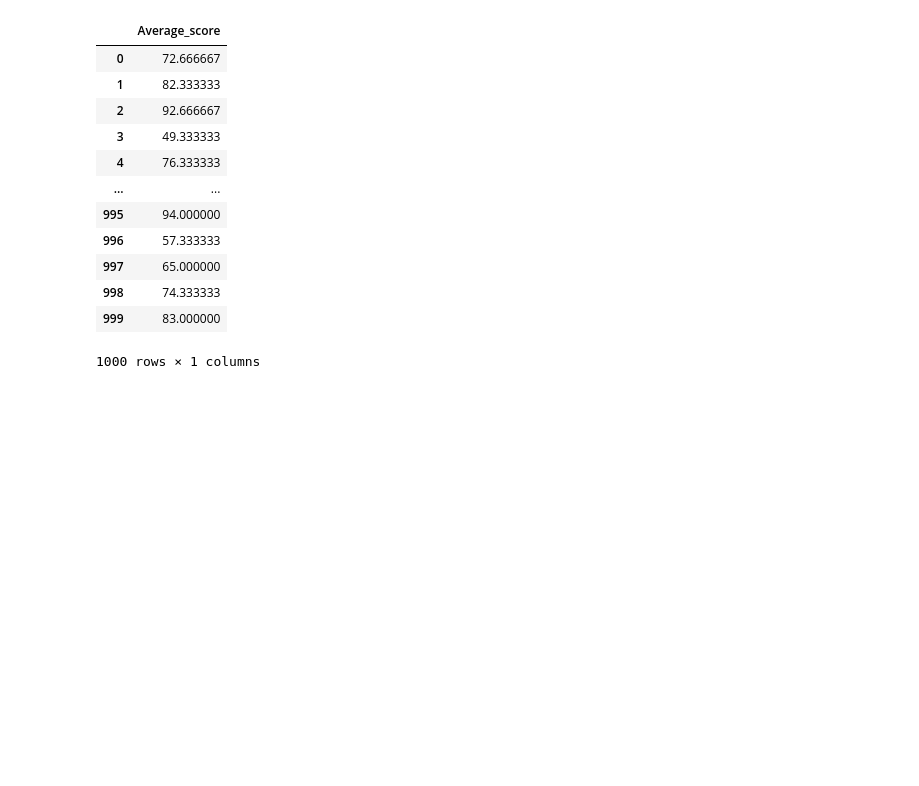
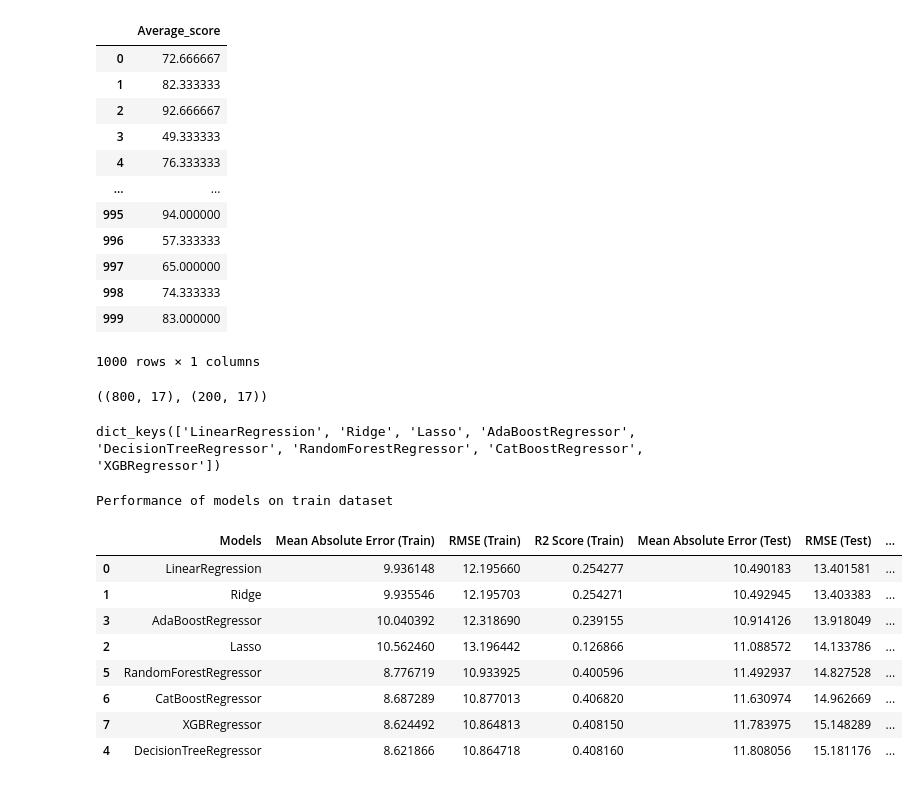
Before and after one commit to meastanmay/mlproject, a Jupyter notebook: notebook/EDA_stud_perf.ipynb, the cells around one changed output. Cells and saved outputs as stored; diff of their text form; code cells hidden in the pictures; blank space fills up the shorter version.

Commit message:
Performed feature engineering, Model Training and Evaluation

```diff
--- a/notebook/EDA_stud_perf.ipynb
+++ b/notebook/EDA_stud_perf.ipynb
@@ -218,0 +226,11 @@ cat_transformer = OneHotEncoder()
+# %%
+X_train.shape,X_test.shape
+# %% [output]
+((800, 17), (200, 17))
+# %%
+def evaluation_metrics(y_true,y_pred):
+    mae = mean_absolute_error(y_true,y_pred)
+    mse = mean_squared_error(y_true,y_pred)
+    rmse = np.sqrt(mse)
+    r2_squared = r2_score(y_true,y_pred)
+    return mae,rmse,r2_squared
@@ -218,0 +249,53 @@ cat_transformer = OneHotEncoder()
+# %%
+model_list = []
+mae_vals_train = []
+rmse_vals_train = []
+r2_vals_train = []
+mae_vals_test = []
+rmse_vals_test = []
+r2_vals_test = []
+for i in range(len(list(models))):
+    model = list(models.values())[i]
+    model.fit(X_train,y_train)
+
+    y_train_pred = model.predict(X_train)
+    y_test_pred = model.predict(X_test)
+
+    model_list.append(list(models.keys())[i])
+
+    mae_train,rmse_train,r2_score_train=evaluation_metrics(y_train,y_train_pred)
+    mae_test,rmse_test,r2_score_test = evaluation_metrics(y_test,y_test_pred)
+
+    mae_vals_train.append(mae_train)
+    rmse_vals_train.append(rmse_train)
+    r2_vals_train.append(r2_score_train)
+
+    mae_vals_test.append(mae_test)
+    rmse_vals_test.append(rmse_test)
+    r2_vals_test.append(r2_score_test)
+
+results_df = pd.DataFrame({"Models":model_list,
+                    "Mean Absolute Error (Train)":mae_vals_train,
+                    "RMSE (Train)":rmse_vals_train,
+                    "R2 Score (Train)":r2_vals_train,
+                    "Mean Absolute Error (Test)":mae_vals_test,
+                    "RMSE (Test)":rmse_vals_test,
+                    "R2 Score (Test)":r2_vals_test})
+# %%
+models.keys()
+# %% [output]
+dict_keys(['LinearRegression', 'Ridge', 'Lasso', 'AdaBoostRegressor', 'DecisionTreeRegressor', 'RandomForestRegressor', 'CatBoostRegressor', 'XGBRegressor'])
+# %%
+print("Performance of models on train dataset")
+results_df.sort_values(by=['Mean Absolute Error (Test)','RMSE (Test)','R2 Score (Test)'])
+# %% [output]
+Performance of models on train dataset
+|  | Models | Mean Absolute Error (Train) | RMSE (Train) | R2 Score (Train) | Mean Absolute Error (Test) | RMSE (Test) | ... |
+| 0 | LinearRegression | 9.936148 | 12.195660 | 0.254277 | 10.490183 | 13.401581 | ... |
+| 1 | Ridge | 9.935546 | 12.195703 | 0.254271 | 10.492945 | 13.403383 | ... |
+| 3 | AdaBoostRegressor | 10.040392 | 12.318690 | 0.239155 | 10.914126 | 13.918049 | ... |
+| 2 | Lasso | 10.562460 | 13.196442 | 0.126866 | 11.088572 | 14.133786 | ... |
+| 5 | RandomForestRegressor | 8.776719 | 10.933925 | 0.400596 | 11.492937 | 14.827528 | ... |
+| 6 | CatBoostRegressor | 8.687289 | 10.877013 | 0.406820 | 11.630974 | 14.962669 | ... |
+| 7 | XGBRegressor | 8.624492 | 10.864813 | 0.408150 | 11.783975 | 15.148289 | ... |
+| 4 | DecisionTreeRegressor | 8.621866 | 10.864718 | 0.408160 | 11.808056 | 15.181176 | ... |
```
Also changed, not shown: parts of 5 cells of this notebook, 4 other files.
